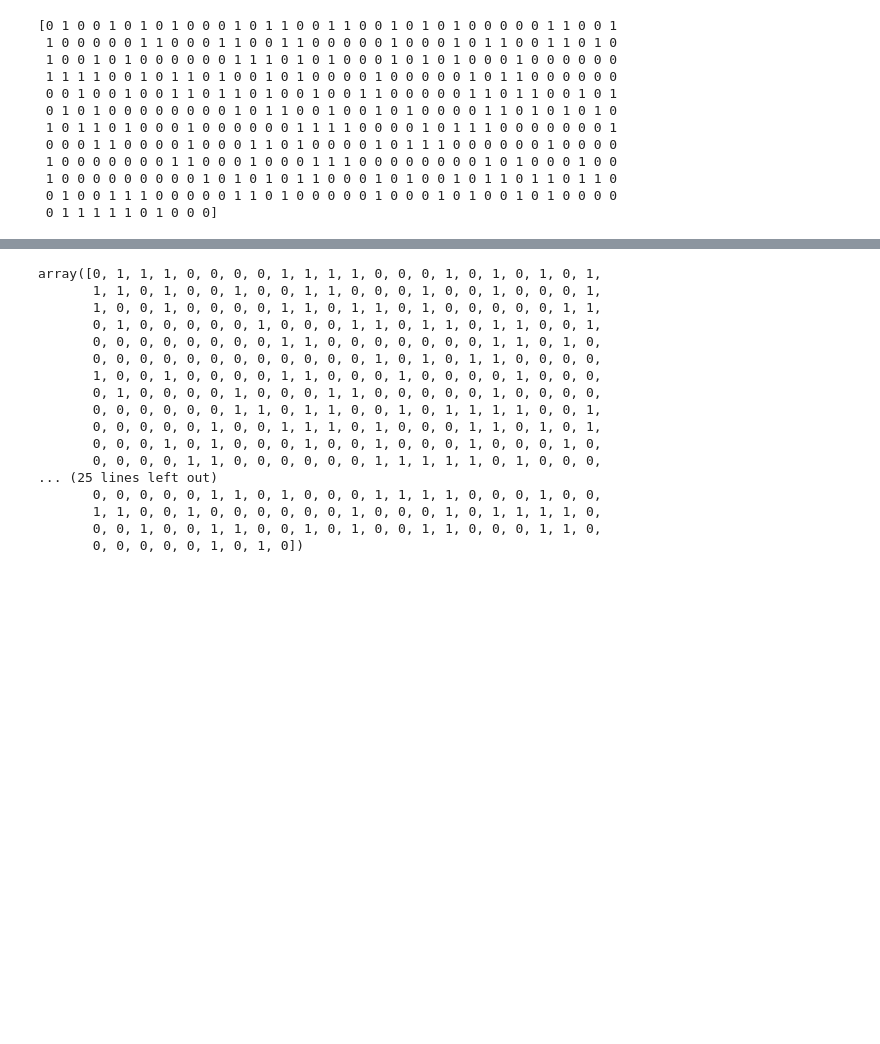
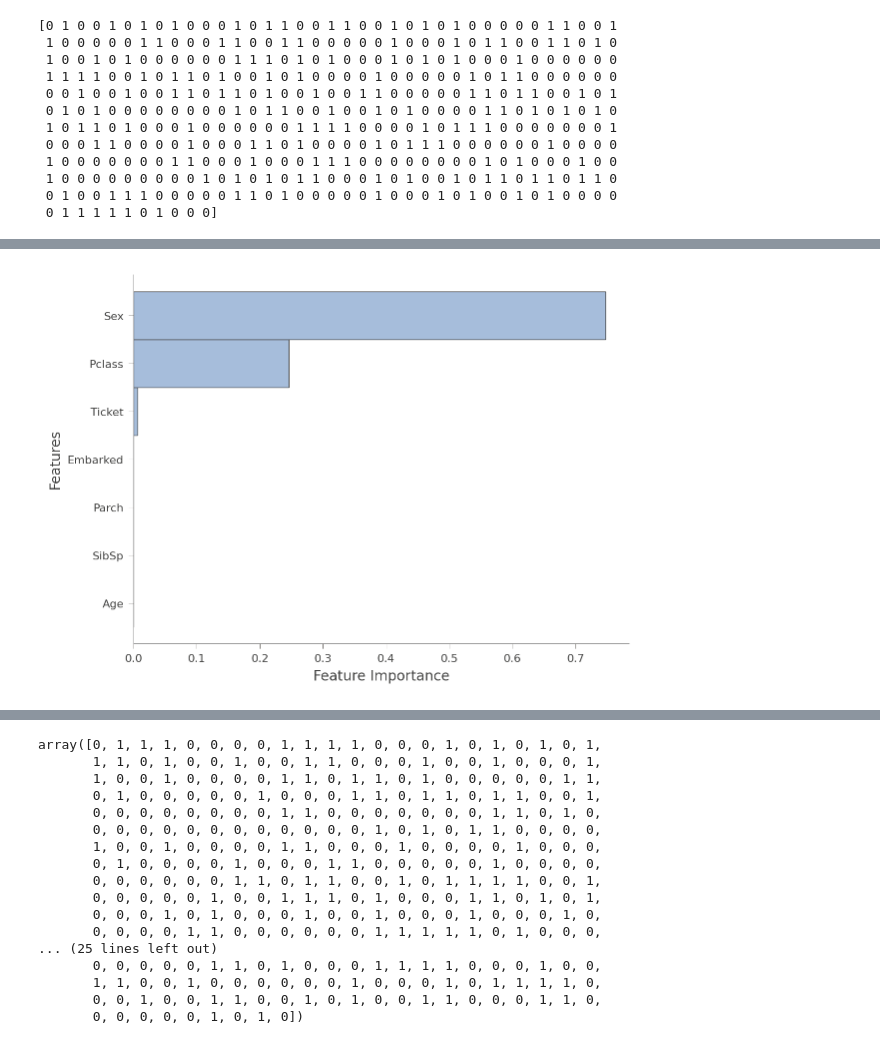
Before and after one commit to RennamFariaUNIFESP/Titanic_Decision_Tree, a Jupyter notebook: Árvores_de_Decisão_RennamFaria.ipynb, the cells around one changed output, grey strips where cells are left out. Saved outputs shown, nothing was run; the diff lists cells and outputs as text; code cells hidden in the pictures; blank space fills up the shorter version.

```diff
--- a/Árvores_de_Decisão_RennamFaria.ipynb
+++ b/Árvores_de_Decisão_RennamFaria.ipynb
@@ -311,3 +300,8 @@ print(Y_test)
  1 0 0 0 0 0 0 0 0 0 1 0 1 0 1 0 1 1 0 0 0 1 0 1 0 0 1 0 1 1 0 1 1 0 1 1 0
  0 1 0 0 1 1 1 0 0 0 0 0 1 1 0 1 0 0 0 0 0 1 0 0 0 1 0 1 0 0 1 0 1 0 0 0 0
  0 1 1 1 1 1 0 1 0 0 0]
+# %%
+viz_model = dtreeviz.model(clf,
+                           X_train=data_train[features], y_train=data_train[target],
+                           feature_names=features,
+                           target_name=target, class_names=["notSurvived", "survive"])
@@ -313,0 +329,3 @@ print(Y_test)
+# %%
+a = data_test[features].iloc[100]
+a
@@ -313,0 +341,3 @@ print(Y_test)
+# %%
+viz_model.instance_feature_importance(a)
+# %% [output]
@@ -313,0 +361 @@ print(Y_test)
+[figure, added]
```
Also changed, not shown: parts of 22 cells of this notebook.
